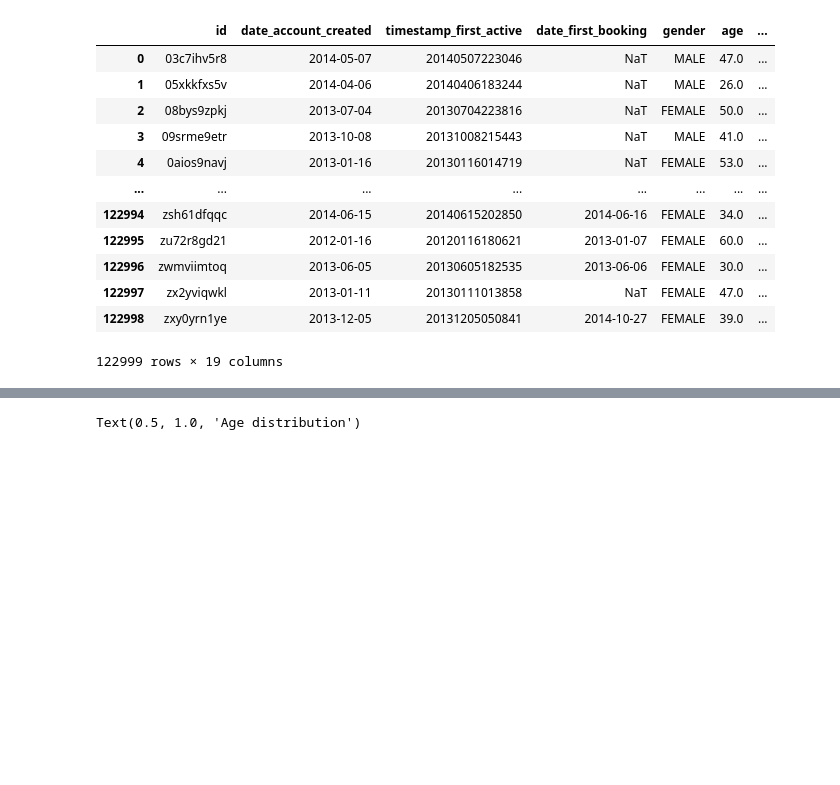
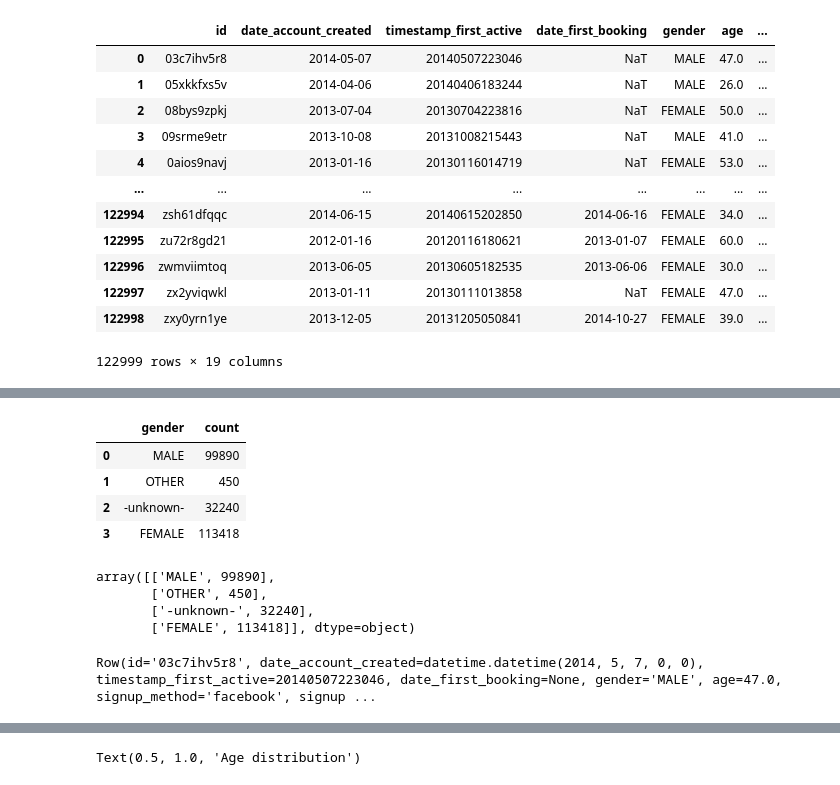
Before and after one commit to rgingnagel/BigData, a Jupyter notebook: Prototype.ipynb, the cells around one changed output, grey strips where cells are left out. Drawn from its saved outputs; the diff is of its cells as text; code cells hidden in the pictures; blank space fills up the shorter version.

```diff
--- a/Prototype.ipynb
+++ b/Prototype.ipynb
@@ -182,4 +202,24 @@ pandasFrame
+# %%
+pandasFrame = df.groupBy('gender').count().toPandas()
+# %%
+pandasFrame
+# %% [output]
+|  | gender | count |
+| 0 | MALE | 99890 |
+| 1 | OTHER | 450 |
+| 2 | -unknown- | 32240 |
+| 3 | FEMALE | 113418 |
+# %%
+pandasFrame.values
+# %% [output]
+array([['MALE', 99890],
+       ['OTHER', 450],
+       ['-unknown-', 32240],
+       ['FEMALE', 113418]], dtype=object)
 # %%
+left_join..head()
 # sns.set()
 # sns.barplot(pandasFrame.gender.value_counts().index, pandasFrame.gender.value_counts().values).set(xlabel='Gender', ylabel='Amount of users')
+# %% [output]
+Row(id='03c7ihv5r8', date_account_created=datetime.datetime(2014, 5, 7, 0, 0), timestamp_first_active=20140507223046, date_first_booking=None, gender='MALE', age=47.0, signup_method='facebook', signup ...
 # %%
```
Also changed, not shown: parts of 22 cells of this notebook.
